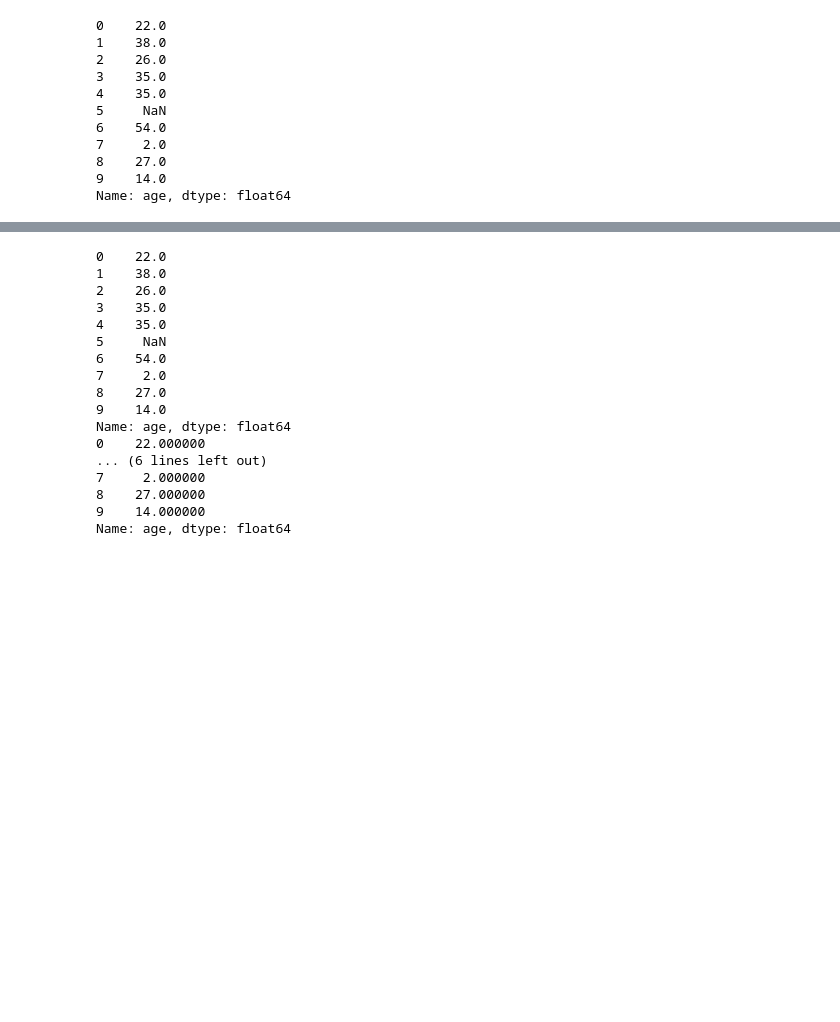
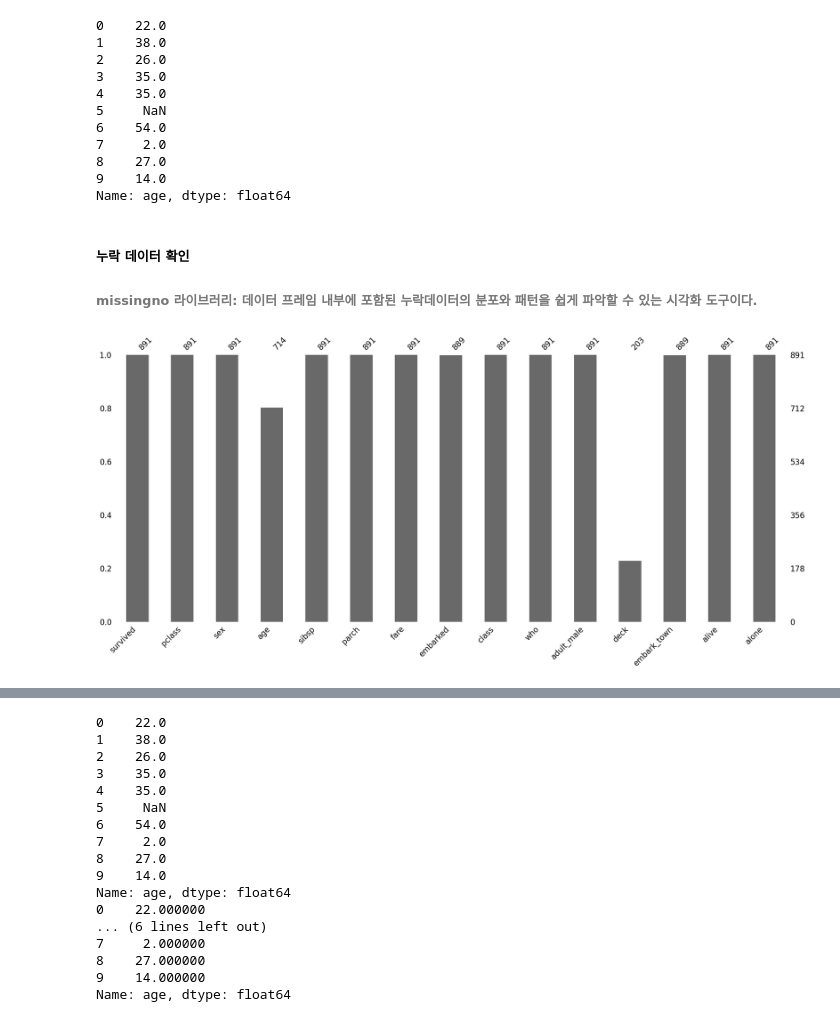
Before and after one commit to Amanda999a/kdt_sf6, a Jupyter notebook: dataworks/titanic.ipynb, the cells around one changed output, grey strips where cells are left out. Drawn from its saved outputs; the diff is of its cells as text; code cells hidden in the pictures; blank space fills up the shorter version.

```diff
--- a/dataworks/titanic.ipynb
+++ b/dataworks/titanic.ipynb
@@ -52,3 +53,22 @@ df['age'].head(10) # 9번까지 확인
 8    27.0
 9    14.0
 Name: age, dtype: float64
+# %% [markdown]
+##### 누락 데이터 확인
+###### missingno 라이브러리: 데이터 프레임 내부에 포함된 누락데이터의 분포와 패턴을 쉽게 파악할 수 있는 시각화 도구이다.
+# %%
+# !pip install missingno
+import missingno as msno
+import seaborn as sns
+import matplotlib.pyplot as plt
+
+df = sns.load_dataset('titanic')
+df
+
+# msno의 matrix() - 데이터프레임의 누락 데이터 분포를 매트릭스 형태로 시각화 함
+# msno.matrix(df)
+
+msno.bar(df) # 막대 그래프
+plt.show()
+# %% [output]
+[figure, added]
```
Also changed, not shown: parts of 4 cells of this notebook, 1 other file.
